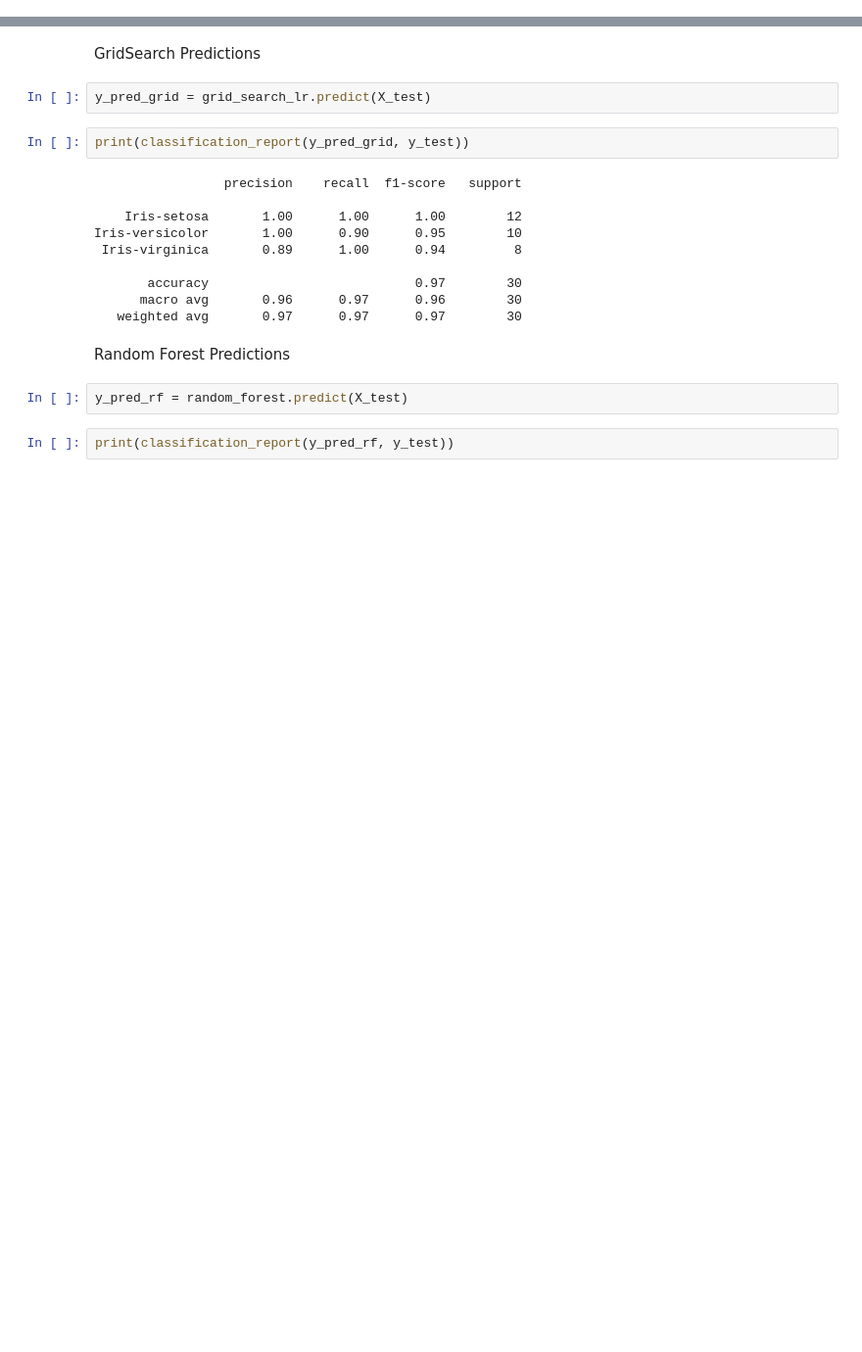
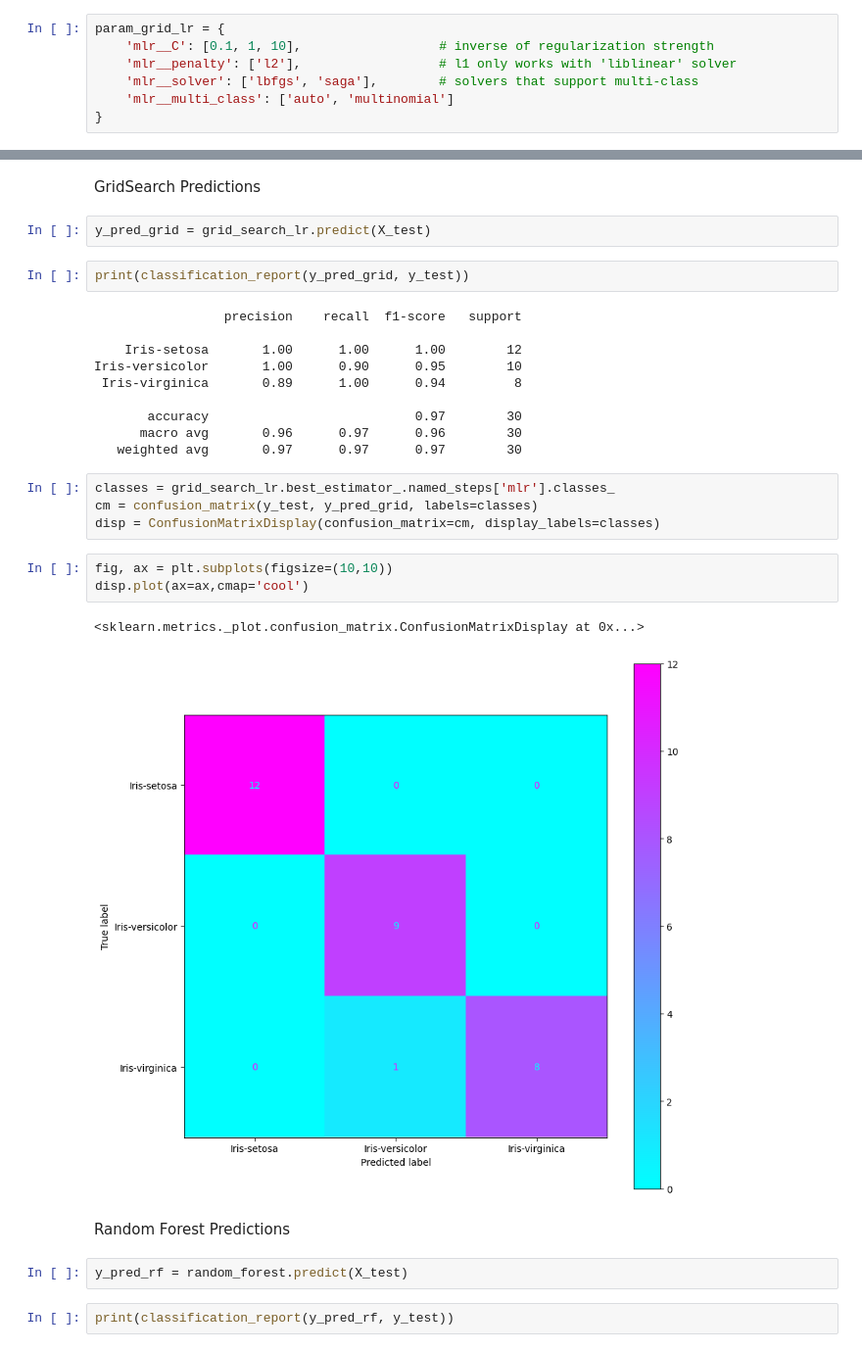
Before and after one commit to valenderval/MLA_JFV, a Jupyter notebook: FinalProject_Classification_JFV.ipynb, the cells around one changed output, grey strips where cells are left out. Shown at 98% size. Saved outputs shown, nothing was run; the diff lists cells and outputs as text; blank space fills up the shorter version.

```diff
--- a/FinalProject_Classification_JFV.ipynb
+++ b/FinalProject_Classification_JFV.ipynb
@@ -246,3 +226,10 @@ param_grid_lr = {
+# %%
+param_grid_lr = {
+    'mlr__C': [0.1, 1, 10],                  # inverse of regularization strength
+    'mlr__penalty': ['l2'],                  # l1 only works with 'liblinear' solver
+    'mlr__solver': ['lbfgs', 'saga'],        # solvers that support multi-class
+    'mlr__multi_class': ['auto', 'multinomial']
+}
 # %%
 grid_search_lr = GridSearchCV(pipeline, param_grid_lr, cv=5, scoring='accuracy')
 # %%
@@ -329,6 +306,16 @@ Iris-versicolor       1.00      0.90      0.95        10
        accuracy                           0.97        30
       macro avg       0.96      0.97      0.96        30
    weighted avg       0.97      0.97      0.97        30
+# %%
+classes = grid_search_lr.best_estimator_.named_steps['mlr'].classes_
+cm = confusion_matrix(y_test, y_pred_grid, labels=classes)
+disp = ConfusionMatrixDisplay(confusion_matrix=cm, display_labels=classes)
+# %%
+fig, ax = plt.subplots(figsize=(10,10))
+disp.plot(ax=ax,cmap='cool')
+# %% [output]
+<sklearn.metrics._plot.confusion_matrix.ConfusionMatrixDisplay at 0x...>
+[figure, added]
 # %% [markdown]
 Random Forest Predictions
 # %%
```
Also changed, not shown: parts of 14 cells of this notebook.
